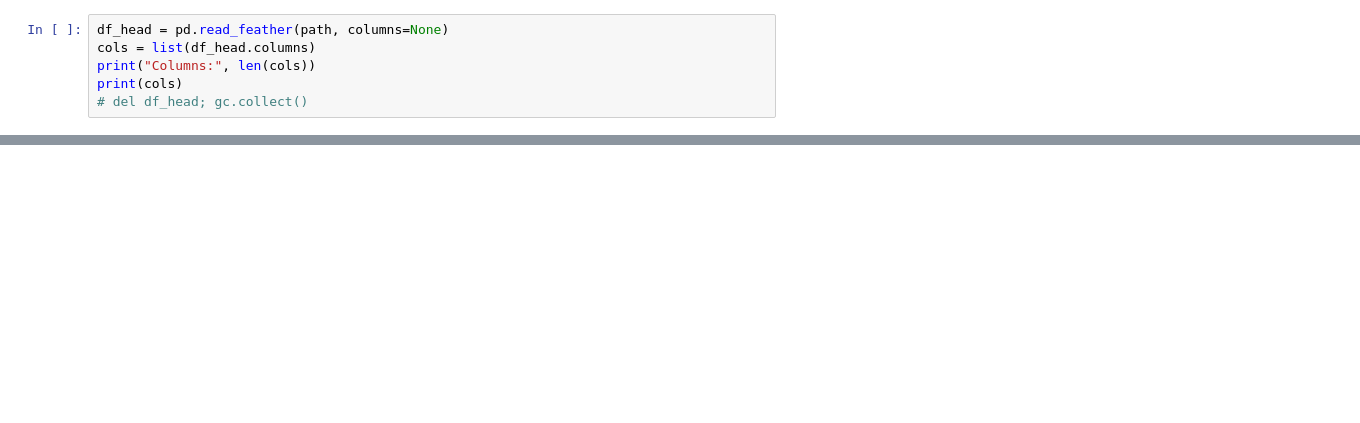
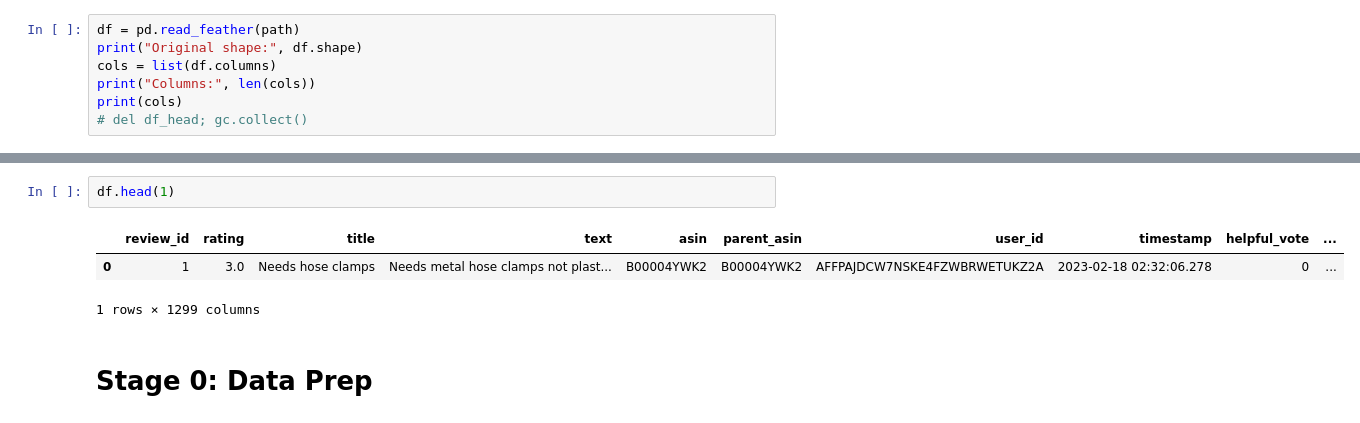
Before and after one commit to ndobrad/cis5200_finalproject, a Jupyter notebook: analysis/Embeddings_EDA.ipynb, the cells around one changed output, grey strips where cells are left out. Saved outputs shown, nothing was run; the diff lists cells and outputs as text; blank space fills up the shorter version.

Commit message:
Adding updates to data prep

```diff
--- a/analysis/Embeddings_EDA.ipynb
+++ b/analysis/Embeddings_EDA.ipynb
@@ -29,6 +32,7 @@ finally:
 # %%
-df_head = pd.read_feather(path, columns=None)
-cols = list(df_head.columns)
+df = pd.read_feather(path)
+print("Original shape:", df.shape)
+cols = list(df.columns)
 print("Columns:", len(cols))
 print(cols)
 # del df_head; gc.collect()
@@ -53,0 +43,8 @@ df_head
+# %%
+df.head(1)
+# %% [output]
+|  | review_id | rating | title | text | asin | parent_asin | user_id | timestamp | helpful_vote | ... |
+| 0 | 1 | 3.0 | Needs hose clamps | Needs metal hose clamps not plast... | B00004YWK2 | B00004YWK2 | AFFPAJDCW7NSKE4FZWBRWETUKZ2A | 2023-02-18 02:32:06.278 | 0 | ... |
+1 rows × 1299 columns
+# %% [markdown]
+# **Stage 0: Data Prep**
```
Also changed, not shown: parts of 11 cells of this notebook.
